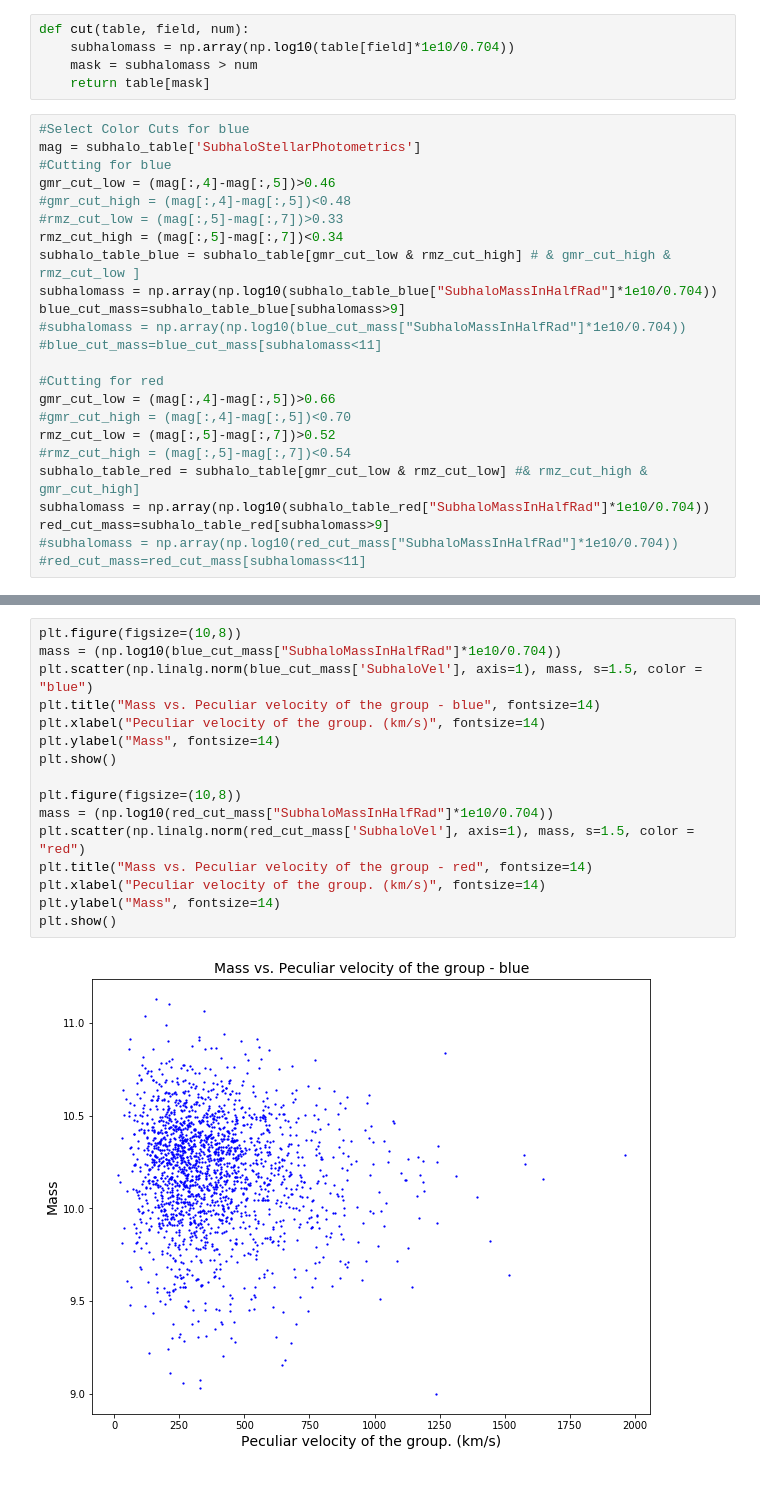
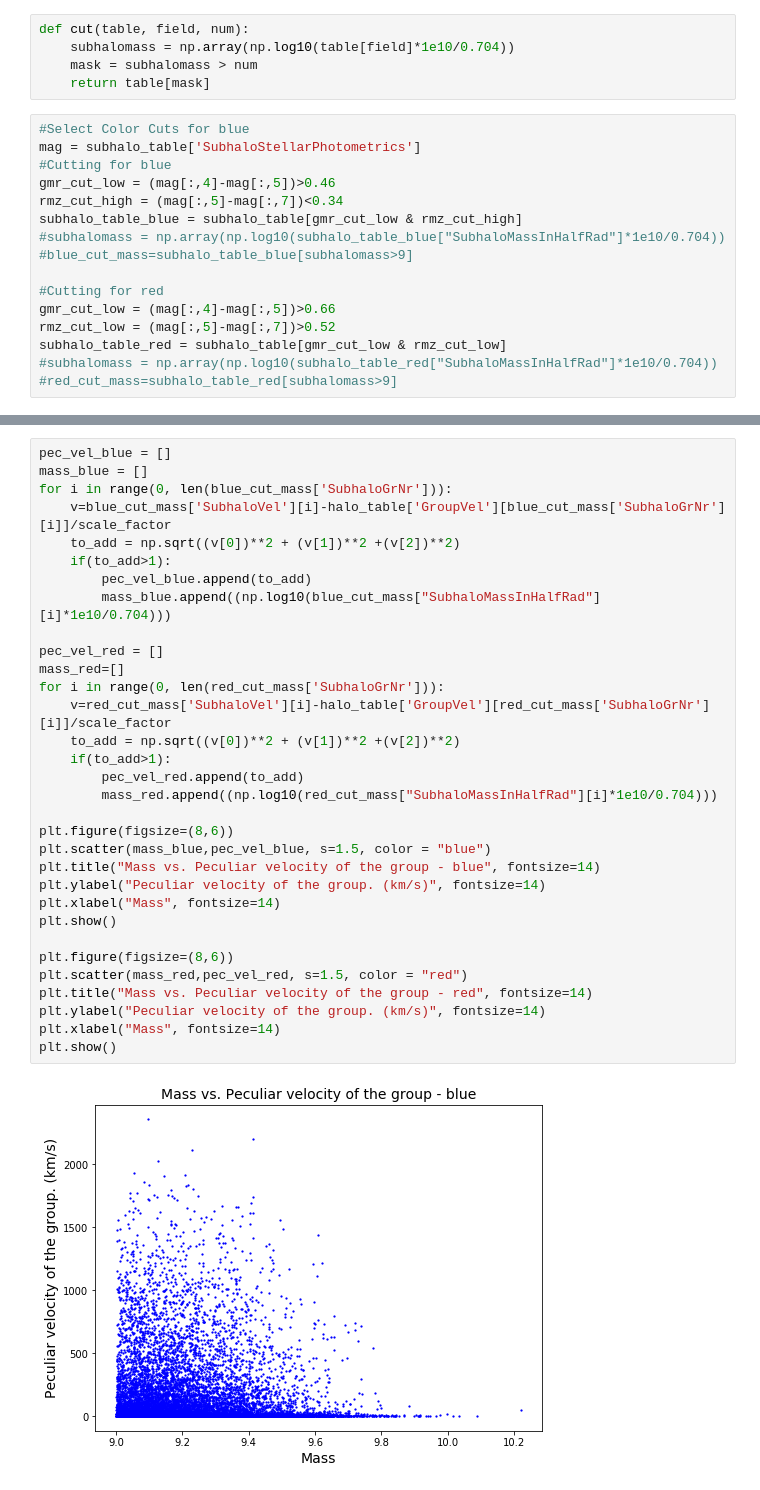
Before and after one commit to hereami321/IllustrisGalaxyAnalysis, a Jupyter notebook: Color Plots IllustrisTNG.ipynb, the cells around one changed output, grey strips where cells are left out. Cells and saved outputs as stored; diff of their text form.

Commit message:
new file:   100-3 analysis.ipynb 	modified:   Color Plots IllustrisTNG.ipynb

```diff
--- a/Color Plots IllustrisTNG.ipynb
+++ b/Color Plots IllustrisTNG.ipynb
@@ -152,25 +234,17 @@ def cut(table, field, num):
 mag = subhalo_table['SubhaloStellarPhotometrics']
 #Cutting for blue
 gmr_cut_low = (mag[:,4]-mag[:,5])>0.46
-#gmr_cut_high = (mag[:,4]-mag[:,5])<0.48
-#rmz_cut_low = (mag[:,5]-mag[:,7])>0.33
 rmz_cut_high = (mag[:,5]-mag[:,7])<0.34
-subhalo_table_blue = subhalo_table[gmr_cut_low & rmz_cut_high] # & gmr_cut_high & rmz_cut_low ]
-subhalomass = np.array(np.log10(subhalo_table_blue["SubhaloMassInHalfRad"]*1e10/0.704))
-blue_cut_mass=subhalo_table_blue[subhalomass>9]
-#subhalomass = np.array(np.log10(blue_cut_mass["SubhaloMassInHalfRad"]*1e10/0.704))
-#blue_cut_mass=blue_cut_mass[subhalomass<11]
+subhalo_table_blue = subhalo_table[gmr_cut_low & rmz_cut_high]
+#subhalomass = np.array(np.log10(subhalo_table_blue["SubhaloMassInHalfRad"]*1e10/0.704))
+#blue_cut_mass=subhalo_table_blue[subhalomass>9]
 
 #Cutting for red
 gmr_cut_low = (mag[:,4]-mag[:,5])>0.66
-#gmr_cut_high = (mag[:,4]-mag[:,5])<0.70
 rmz_cut_low = (mag[:,5]-mag[:,7])>0.52
-#rmz_cut_high = (mag[:,5]-mag[:,7])<0.54
-subhalo_table_red = subhalo_table[gmr_cut_low & rmz_cut_low] #& rmz_cut_high & gmr_cut_high]
-subhalomass = np.array(np.log10(subhalo_table_red["SubhaloMassInHalfRad"]*1e10/0.704))
-red_cut_mass=subhalo_table_red[subhalomass>9]
-#subhalomass = np.array(np.log10(red_cut_mass["SubhaloMassInHalfRad"]*1e10/0.704))
-#red_cut_mass=red_cut_mass[subhalomass<11]
+subhalo_table_red = subhalo_table[gmr_cut_low & rmz_cut_low]
+#subhalomass = np.array(np.log10(subhalo_table_red["SubhaloMassInHalfRad"]*1e10/0.704))
+#red_cut_mass=subhalo_table_red[subhalomass>9]
 # %%
 print(len(blue_cut_mass))
 print(len(red_cut_mass))
@@ -264,18 +370,34 @@ plt.show()
 # %%
-plt.figure(figsize=(10,8))
-mass = (np.log10(blue_cut_mass["SubhaloMassInHalfRad"]*1e10/0.704))
-plt.scatter(np.linalg.norm(blue_cut_mass['SubhaloVel'], axis=1), mass, s=1.5, color = "blue")
+pec_vel_blue = []
+mass_blue = []
+for i in range(0, len(blue_cut_mass['SubhaloGrNr'])):
+    v=blue_cut_mass['SubhaloVel'][i]-halo_table['GroupVel'][blue_cut_mass['SubhaloGrNr'][i]]/scale_factor
+    to_add = np.sqrt((v[0])**2 + (v[1])**2 +(v[2])**2)
+    if(to_add>1):
+        pec_vel_blue.append(to_add)
+        mass_blue.append((np.log10(blue_cut_mass["SubhaloMassInHalfRad"][i]*1e10/0.704)))
+
+pec_vel_red = []
+mass_red=[]
+for i in range(0, len(red_cut_mass['SubhaloGrNr'])):
+    v=red_cut_mass['SubhaloVel'][i]-halo_table['GroupVel'][red_cut_mass['SubhaloGrNr'][i]]/scale_factor
+    to_add = np.sqrt((v[0])**2 + (v[1])**2 +(v[2])**2)
+    if(to_add>1):
+        pec_vel_red.append(to_add)
+        mass_red.append((np.log10(red_cut_mass["SubhaloMassInHalfRad"][i]*1e10/0.704)))
+
+plt.figure(figsize=(8,6))
+plt.scatter(mass_blue,pec_vel_blue, s=1.5, color = "blue")
 plt.title("Mass vs. Peculiar velocity of the group - blue", fontsize=14)
-plt.xlabel("Peculiar velocity of the group. (km/s)", fontsize=14)
-plt.ylabel("Mass", fontsize=14)
+plt.ylabel("Peculiar velocity of the group. (km/s)", fontsize=14)
+plt.xlabel("Mass", fontsize=14)
 plt.show()
 
-plt.figure(figsize=(10,8))
-mass = (np.log10(red_cut_mass["SubhaloMassInHalfRad"]*1e10/0.704))
-plt.scatter(np.linalg.norm(red_cut_mass['SubhaloVel'], axis=1), mass, s=1.5, color = "red")
+plt.figure(figsize=(8,6))
+plt.scatter(mass_red,pec_vel_red, s=1.5, color = "red")
 plt.title("Mass vs. Peculiar velocity of the group - red", fontsize=14)
-plt.xlabel("Peculiar velocity of the group. (km/s)", fontsize=14)
-plt.ylabel("Mass", fontsize=14)
+plt.ylabel("Peculiar velocity of the group. (km/s)", fontsize=14)
+plt.xlabel("Mass", fontsize=14)
 plt.show()
 # %% [output]
-[figure, old version]
+[figure, new version]
```
Also changed, not shown: parts of 20 cells of this notebook, 1 other file.
